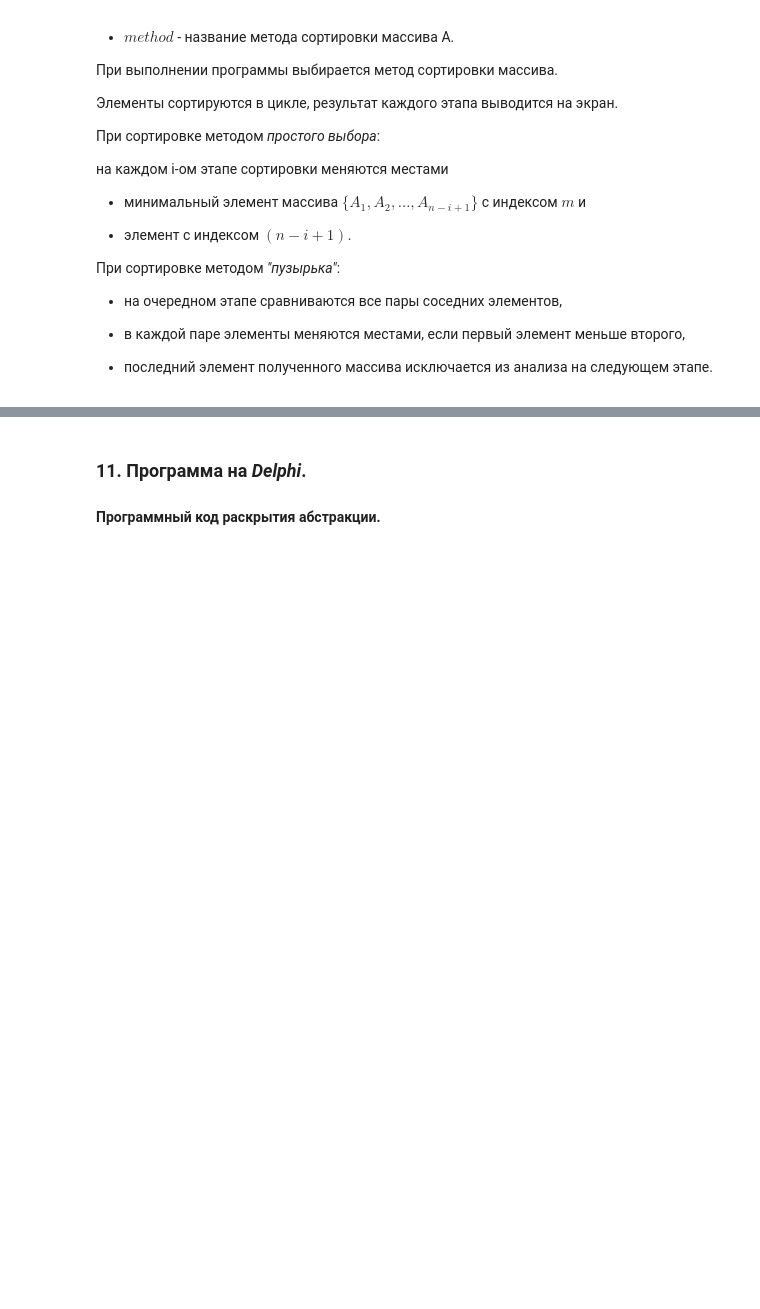
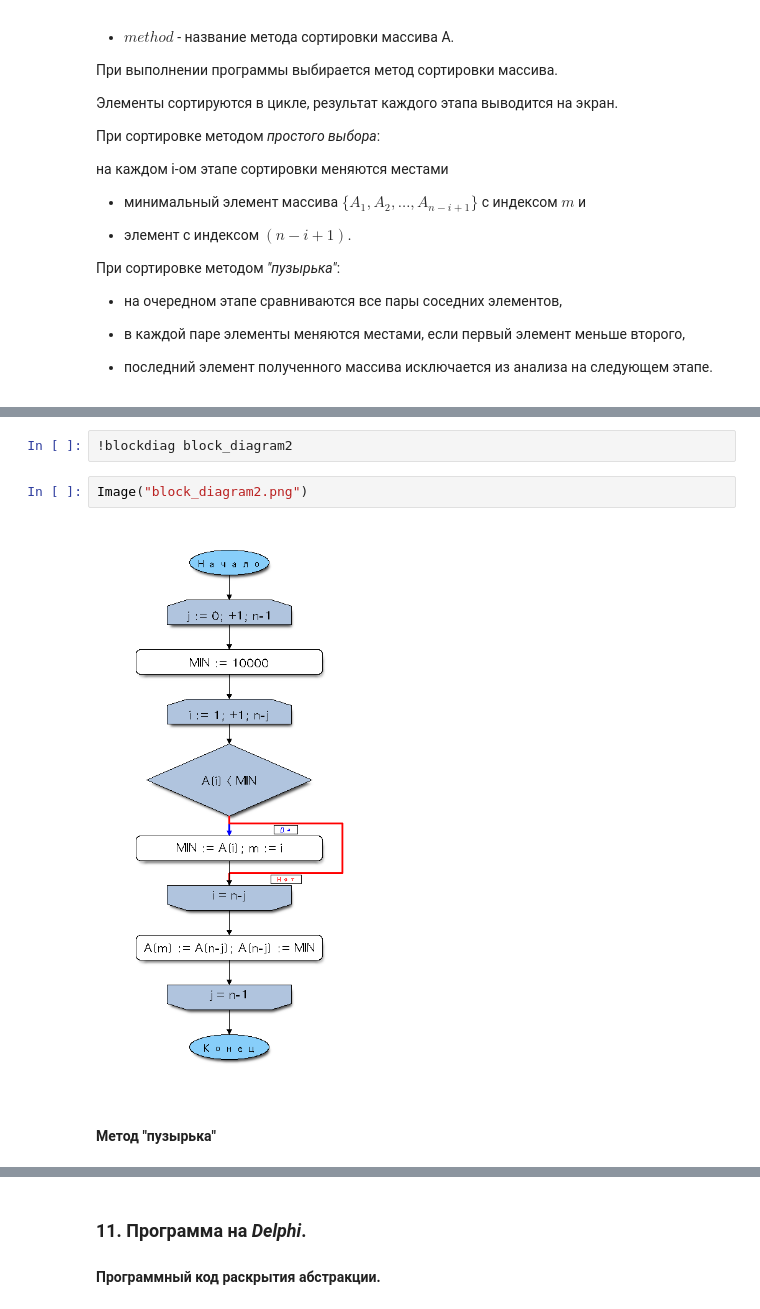
Before and after one commit to OlgaBelitskaya/math_20182019, a Jupyter notebook: program_lab7.ipynb, the cells around one changed output, grey strips where cells are left out. Drawn from its saved outputs; the diff is of its cells as text; blank space fills up the shorter version.

```diff
--- a/program_lab7.ipynb
+++ b/program_lab7.ipynb
@@ -528,0 +568,8 @@ _вместо полной спецификации с пунктами 1-11 в
+# %%
+!blockdiag block_diagram2
+# %%
+Image("block_diagram2.png")
+# %% [output]
+[figure, added]
+# %% [markdown]
+#### Метод "пузырька"
```
Also changed, not shown: parts of 8 cells of this notebook.
